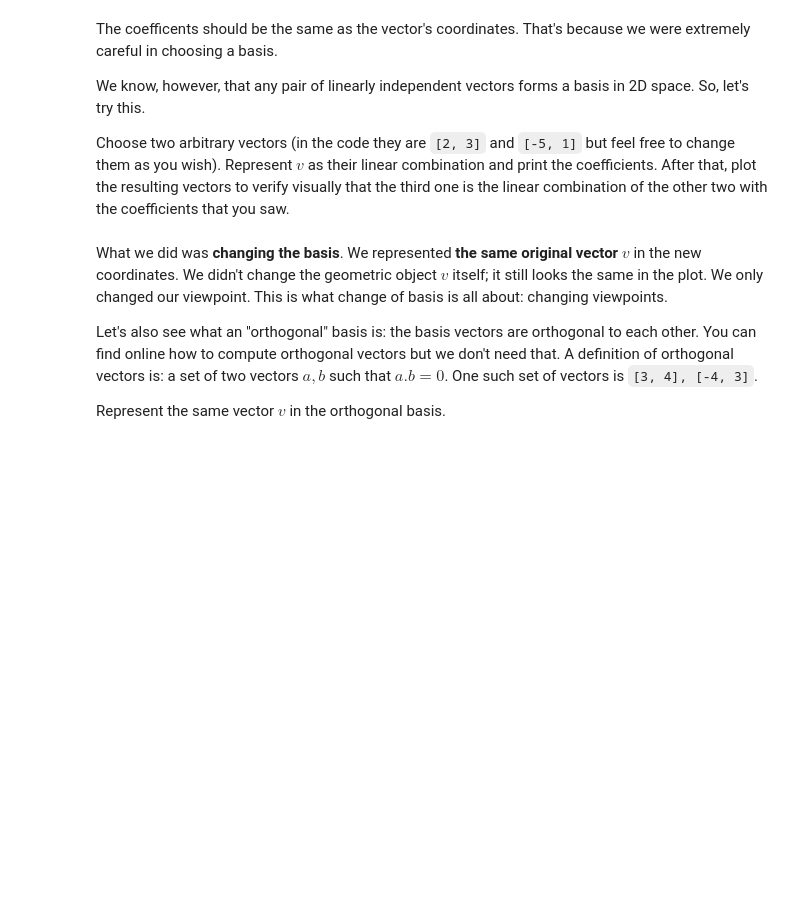
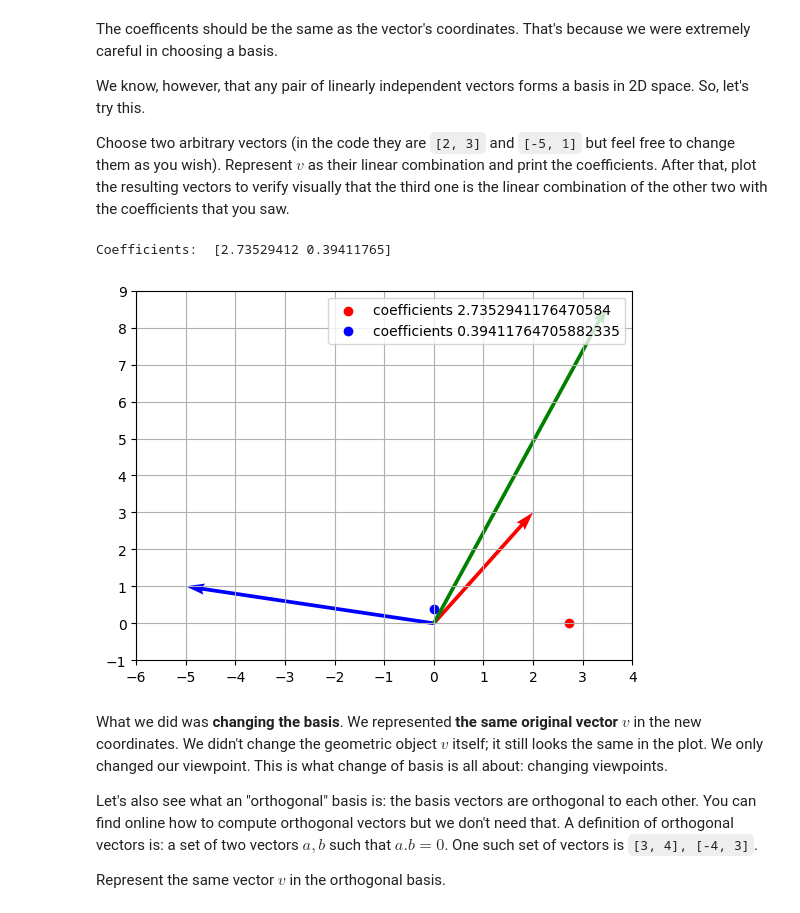
Before and after one commit to BoykoPetevBoev/SoftUni-Math-Concepts-for-Developers-March-2022, a Jupyter notebook: 06. Linear-Algebra-Exercise/Linear Algebra Exercise.ipynb, the cells around one changed output. Cells and saved outputs as stored; diff of their text form; code cells hidden in the pictures; blank space fills up the shorter version.

```diff
--- a/06. Linear-Algebra-Exercise/Linear Algebra Exercise.ipynb
+++ b/06. Linear-Algebra-Exercise/Linear Algebra Exercise.ipynb
@@ -79,8 +103,12 @@ Choose two arbitrary vectors (in the code they are `[2, 3]` and `[-5, 1]` but fe
 # %%
 e1, e2 = [[2, 3], [-5, 1]]
 coefficients = find_linear_combination_coefficients(e1, e2, v)
 print("Coefficients: ", str(coefficients))
+show_coefficients(coefficients)
 plot_vectors([[0, 0, i[0], i[1]] for i in [e1, e2, v]], ["red", "blue", "green"])
+# %% [output]
+Coefficients:  [2.73529412 0.39411765]
+[figure, added]
 # %% [markdown]
 What we did was **changing the basis**. We represented **the same original vector $v$** in the new coordinates. We didn't change the geometric object $v$ itself; it still looks the same in the plot. We only changed our viewpoint. This is what change of basis is all about: changing viewpoints.
 
```
Also changed, not shown: parts of 9 cells of this notebook.
